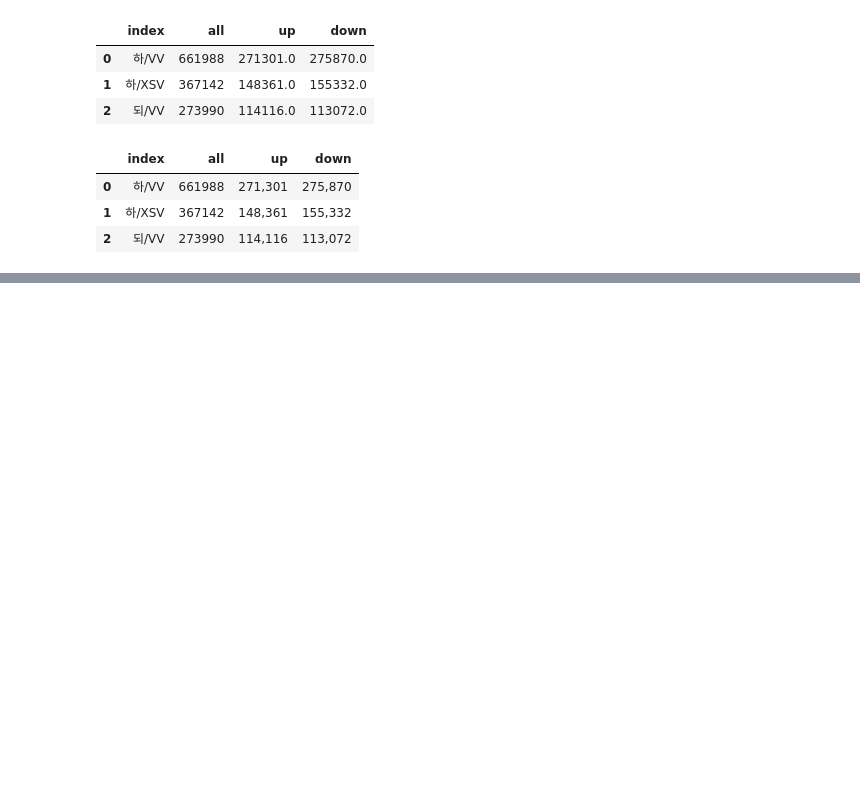
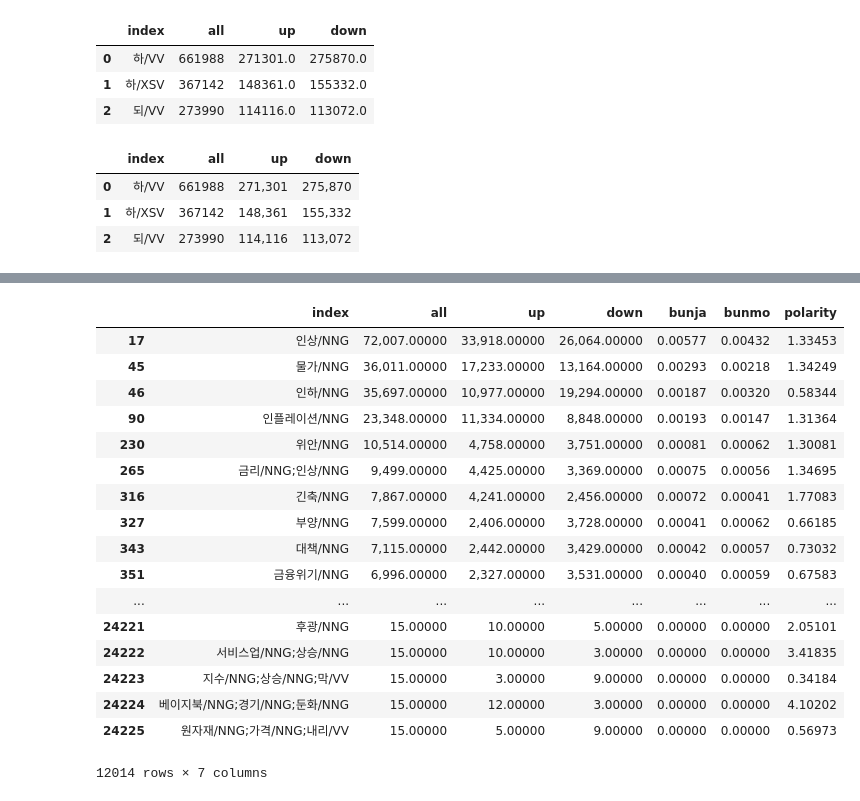
Before and after one commit to jhkang1517/multi-campus-areca-palm, a Jupyter notebook: project_eKoNLPy/Data Scraping_Shinbeom/이데일리_hawk_dov_완료.ipynb, the cells around one changed output, grey strips where cells are left out. Cells and saved outputs as stored; diff of their text form; code cells hidden in the pictures; blank space fills up the shorter version.

```diff
--- a/project_eKoNLPy/Data Scraping_Shinbeom/이데일리_ngram_label_전체코드.ipynb
+++ b/project_eKoNLPy/Data Scraping_Shinbeom/이데일리_hawk_dov_완료.ipynb
@@ -602,2 +638,13 @@ merged
+# %%
+# 판다스 소수점 자리 보이는 것 설정
+pd.options.display.float_format = '{:,.5f}'.format
+# %%
+# sum_positive(up), sum_negative(negative) = Numpy 배열로 나옴
+sum_up = df['up'].sum()
+sum_down = df['down'].sum()
 # %%
-# 극성= (ngram이 up일 때 등장한 횟수/총 up 수) / (ngram이 down일 때 등장한 횟수/ 총 down 수)
+# 극성 수식 = (ngram이 up일 때 등장한 횟수/총 up 수) / (ngram이 down일 때 등장한 횟수/ 총 down 수)
+df['bunja'] = df['up']/sum_up
+df['bunmo'] = df['down']/sum_down
+df['polarity'] = df['bunja']/df['bunmo']
+df.head(3)
@@ -603,0 +656,5 @@ merged
+# %%
+# 0.76~1.3까지 날려버리기
+## 판다스, 조건문에 일치하는 것만 가져오기
+df = df[(df['polarity']>1.3)|(df['polarity']<0.76)]
+df.head()
@@ -603,0 +670,21 @@ merged
+# %%
+df.head()
+# %% [output]
+|  | index | all | up | down | bunja | bunmo | polarity |
+| 17 | 인상/NNG | 72,007.00000 | 33,918.00000 | 26,064.00000 | 0.00577 | 0.00432 | 1.33453 |
+| 45 | 물가/NNG | 36,011.00000 | 17,233.00000 | 13,164.00000 | 0.00293 | 0.00218 | 1.34249 |
+| 46 | 인하/NNG | 35,697.00000 | 10,977.00000 | 19,294.00000 | 0.00187 | 0.00320 | 0.58344 |
+| 90 | 인플레이션/NNG | 23,348.00000 | 11,334.00000 | 8,848.00000 | 0.00193 | 0.00147 | 1.31364 |
+| 230 | 위안/NNG | 10,514.00000 | 4,758.00000 | 3,751.00000 | 0.00081 | 0.00062 | 1.30081 |
+| 265 | 금리/NNG;인상/NNG | 9,499.00000 | 4,425.00000 | 3,369.00000 | 0.00075 | 0.00056 | 1.34695 |
+| 316 | 긴축/NNG | 7,867.00000 | 4,241.00000 | 2,456.00000 | 0.00072 | 0.00041 | 1.77083 |
+| 327 | 부양/NNG | 7,599.00000 | 2,406.00000 | 3,728.00000 | 0.00041 | 0.00062 | 0.66185 |
+| 343 | 대책/NNG | 7,115.00000 | 2,442.00000 | 3,429.00000 | 0.00042 | 0.00057 | 0.73032 |
+| 351 | 금융위기/NNG | 6,996.00000 | 2,327.00000 | 3,531.00000 | 0.00040 | 0.00059 | 0.67583 |
+| ... | ... | ... | ... | ... | ... | ... | ... |
+| 24221 | 후광/NNG | 15.00000 | 10.00000 | 5.00000 | 0.00000 | 0.00000 | 2.05101 |
+| 24222 | 서비스업/NNG;상승/NNG | 15.00000 | 10.00000 | 3.00000 | 0.00000 | 0.00000 | 3.41835 |
+| 24223 | 지수/NNG;상승/NNG;막/VV | 15.00000 | 3.00000 | 9.00000 | 0.00000 | 0.00000 | 0.34184 |
+| 24224 | 베이지북/NNG;경기/NNG;둔화/NNG | 15.00000 | 12.00000 | 3.00000 | 0.00000 | 0.00000 | 4.10202 |
+| 24225 | 원자재/NNG;가격/NNG;내리/VV | 15.00000 | 5.00000 | 9.00000 | 0.00000 | 0.00000 | 0.56973 |
+12014 rows × 7 columns
```
Also changed, not shown: parts of 24 cells of this notebook.
